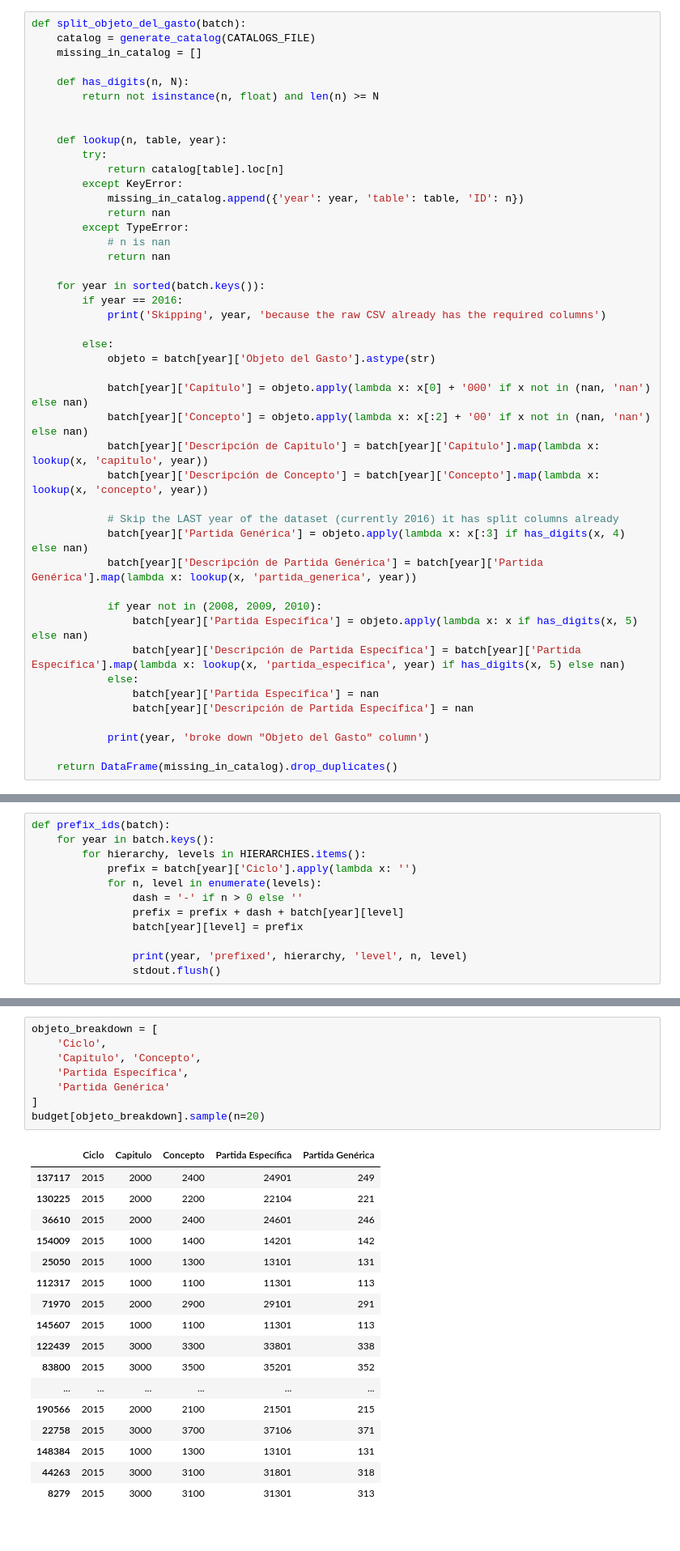
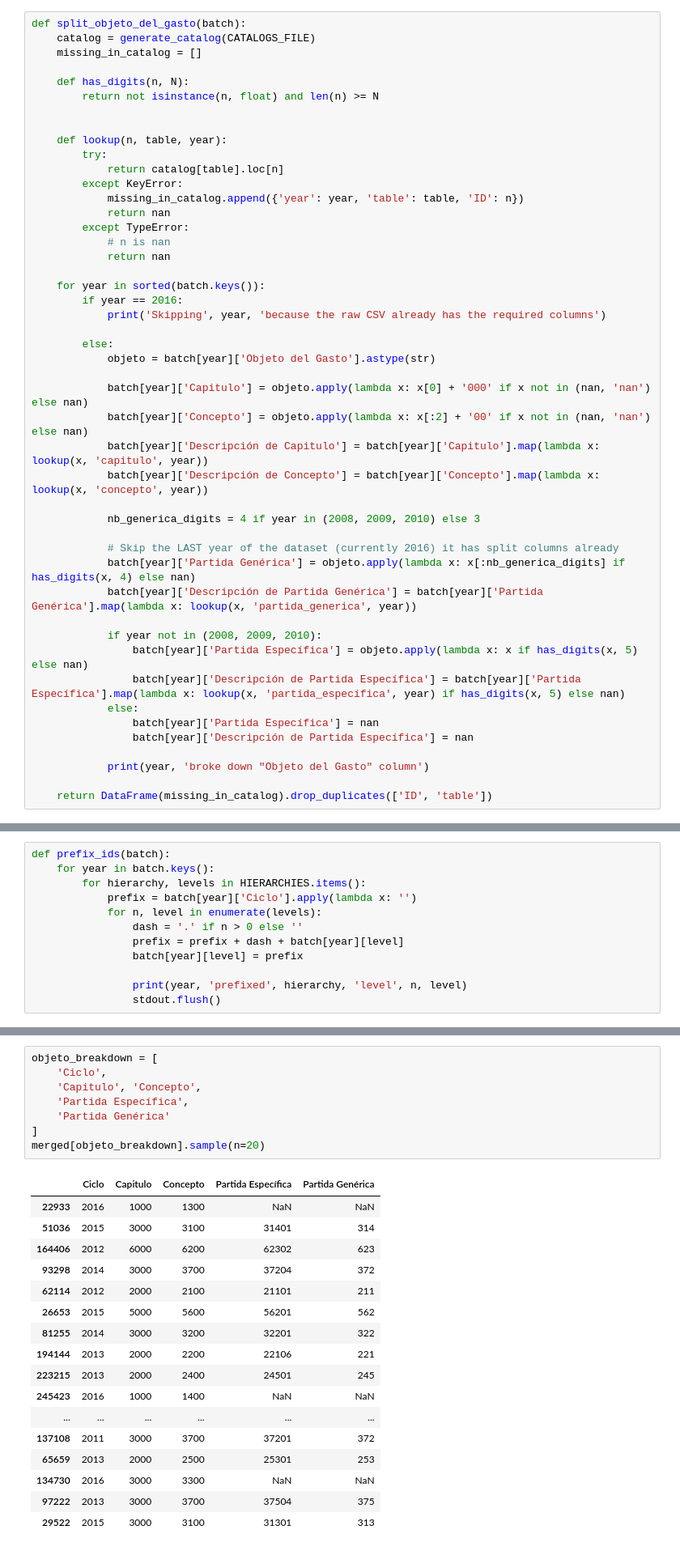
Before and after one commit to os-data/mexican-federal-budget, a Jupyter notebook: pipeline.ipynb, the cells around one changed output, grey strips where cells are left out. Shown at 81% size. Drawn from its saved outputs; the diff is of its cells as text.

```diff
--- a/pipeline.ipynb
+++ b/pipeline.ipynb
@@ -455,20 +455,22 @@ def split_objeto_del_gasto(batch):
             batch[year]['Descripción de Capitulo'] = batch[year]['Capitulo'].map(lambda x: lookup(x, 'capitulo', year))
             batch[year]['Descripción de Concepto'] = batch[year]['Concepto'].map(lambda x: lookup(x, 'concepto', year))
 
+            nb_generica_digits = 4 if year in (2008, 2009, 2010) else 3
+
             # Skip the LAST year of the dataset (currently 2016) it has split columns already
-            batch[year]['Partida Genérica'] = objeto.apply(lambda x: x[:3] if has_digits(x, 4) else nan)
+            batch[year]['Partida Genérica'] = objeto.apply(lambda x: x[:nb_generica_digits] if has_digits(x, 4) else nan)
             batch[year]['Descripción de Partida Genérica'] = batch[year]['Partida Genérica'].map(lambda x: lookup(x, 'partida_generica', year))
 
             if year not in (2008, 2009, 2010):
                 batch[year]['Partida Específica'] = objeto.apply(lambda x: x if has_digits(x, 5) else nan)
-                batch[year]['Descripción de Partida Específica'] = batch[year]['Partida Específica'].map(lambda x: lookup(x, 'partida_especifica', year) if has_digits(x, 5) else nan)
+                batch[year]['Descripción de Partida Específica'] = batch[year]['Partida Específica'].map(lambda x: lookup(x, 'partida_específica', year) if has_digits(x, 5) else nan)
             else:
                 batch[year]['Partida Específica'] = nan
                 batch[year]['Descripción de Partida Específica'] = nan
 
             print(year, 'broke down "Objeto del Gasto" column')
 
-    return DataFrame(missing_in_catalog).drop_duplicates()
+    return DataFrame(missing_in_catalog).drop_duplicates(['ID', 'table'])
 # %% [markdown]
 ## Prefix IDs
 Disambiguating sub-categories may require prefixing their IDs with their parents' IDs.
@@ -478,7 +480,7 @@ def prefix_ids(batch):
         for hierarchy, levels in HIERARCHIES.items():
             prefix = batch[year]['Ciclo'].apply(lambda x: '')
             for n, level in enumerate(levels):
-                dash = '-' if n > 0 else ''
+                dash = '.' if n > 0 else ''
                 prefix = prefix + dash + batch[year][level]
                 batch[year][level] = prefix
 
@@ -658,29 +660,29 @@ budget.sample(n=10)
 # %%
 objeto_breakdown = [
     'Ciclo',
     'Capitulo', 'Concepto',
     'Partida Específica',
     'Partida Genérica'
 ]
-budget[objeto_breakdown].sample(n=20)
+merged[objeto_breakdown].sample(n=20)
 # %% [output]
 |  | Ciclo | Capitulo | Concepto | Partida Específica | Partida Genérica |
-| 137117 | 2015 | 2000 | 2400 | 24901 | 249 |
-| 130225 | 2015 | 2000 | 2200 | 22104 | 221 |
-| 36610 | 2015 | 2000 | 2400 | 24601 | 246 |
-| 154009 | 2015 | 1000 | 1400 | 14201 | 142 |
-| 25050 | 2015 | 1000 | 1300 | 13101 | 131 |
-| 112317 | 2015 | 1000 | 1100 | 11301 | 113 |
-| 71970 | 2015 | 2000 | 2900 | 29101 | 291 |
-| 145607 | 2015 | 1000 | 1100 | 11301 | 113 |
-| 122439 | 2015 | 3000 | 3300 | 33801 | 338 |
-| 83800 | 2015 | 3000 | 3500 | 35201 | 352 |
+| 22933 | 2016 | 1000 | 1300 | NaN | NaN |
+| 51036 | 2015 | 3000 | 3100 | 31401 | 314 |
+| 164406 | 2012 | 6000 | 6200 | 62302 | 623 |
+| 93298 | 2014 | 3000 | 3700 | 37204 | 372 |
+| 62114 | 2012 | 2000 | 2100 | 21101 | 211 |
+| 26653 | 2015 | 5000 | 5600 | 56201 | 562 |
+| 81255 | 2014 | 3000 | 3200 | 32201 | 322 |
+| 194144 | 2013 | 2000 | 2200 | 22106 | 221 |
+| 223215 | 2013 | 2000 | 2400 | 24501 | 245 |
+| 245423 | 2016 | 1000 | 1400 | NaN | NaN |
 | ... | ... | ... | ... | ... | ... |
-| 190566 | 2015 | 2000 | 2100 | 21501 | 215 |
-| 22758 | 2015 | 3000 | 3700 | 37106 | 371 |
-| 148384 | 2015 | 1000 | 1300 | 13101 | 131 |
-| 44263 | 2015 | 3000 | 3100 | 31801 | 318 |
-| 8279 | 2015 | 3000 | 3100 | 31301 | 313 |
+| 137108 | 2011 | 3000 | 3700 | 37201 | 372 |
+| 65659 | 2013 | 2000 | 2500 | 25301 | 253 |
+| 134730 | 2016 | 3000 | 3300 | NaN | NaN |
+| 97222 | 2013 | 3000 | 3700 | 37504 | 375 |
+| 29522 | 2015 | 3000 | 3100 | 31301 | 313 |
 # %%
 print('Total: missing', len(missing_ids), 'catalog IDs to breakdown the "Objeto del Gasto" column')
 print('Tables:', dict(missing_ids.groupby('table').count()['ID']))
```
Also changed, not shown: parts of 15 cells of this notebook, 6 other files.
